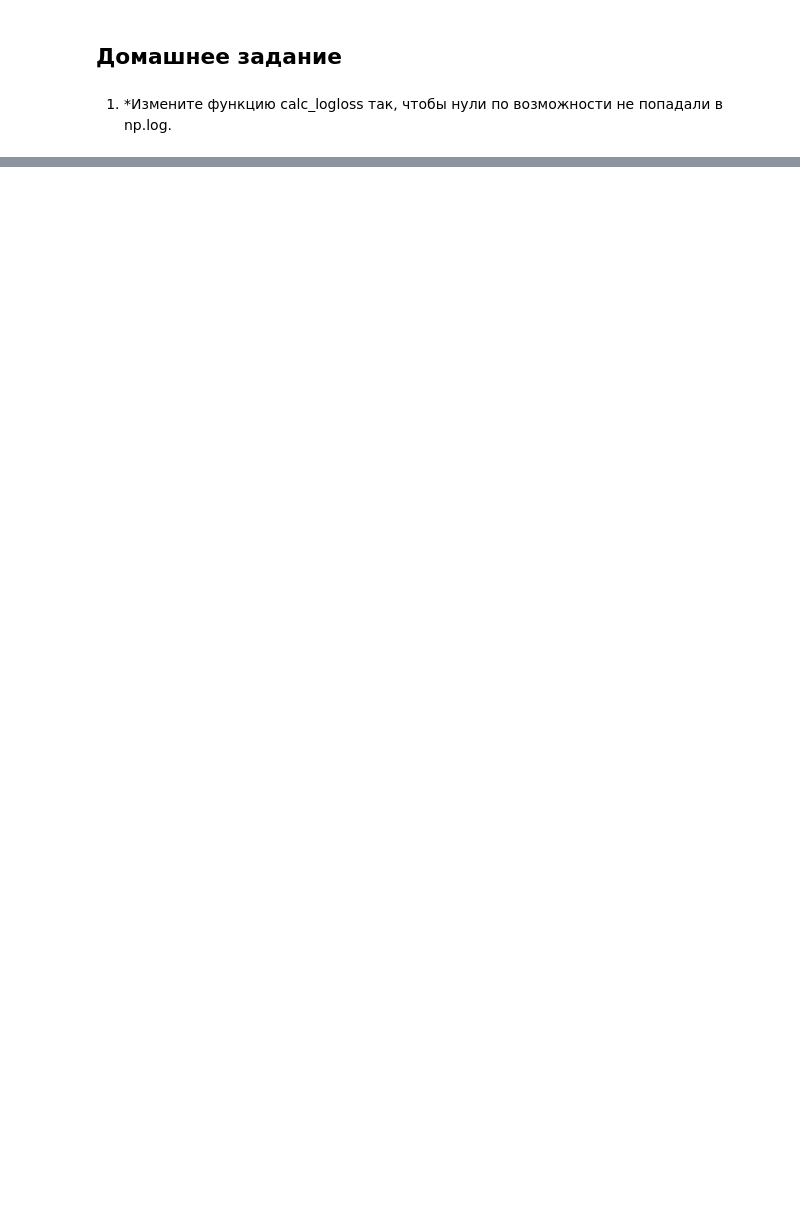
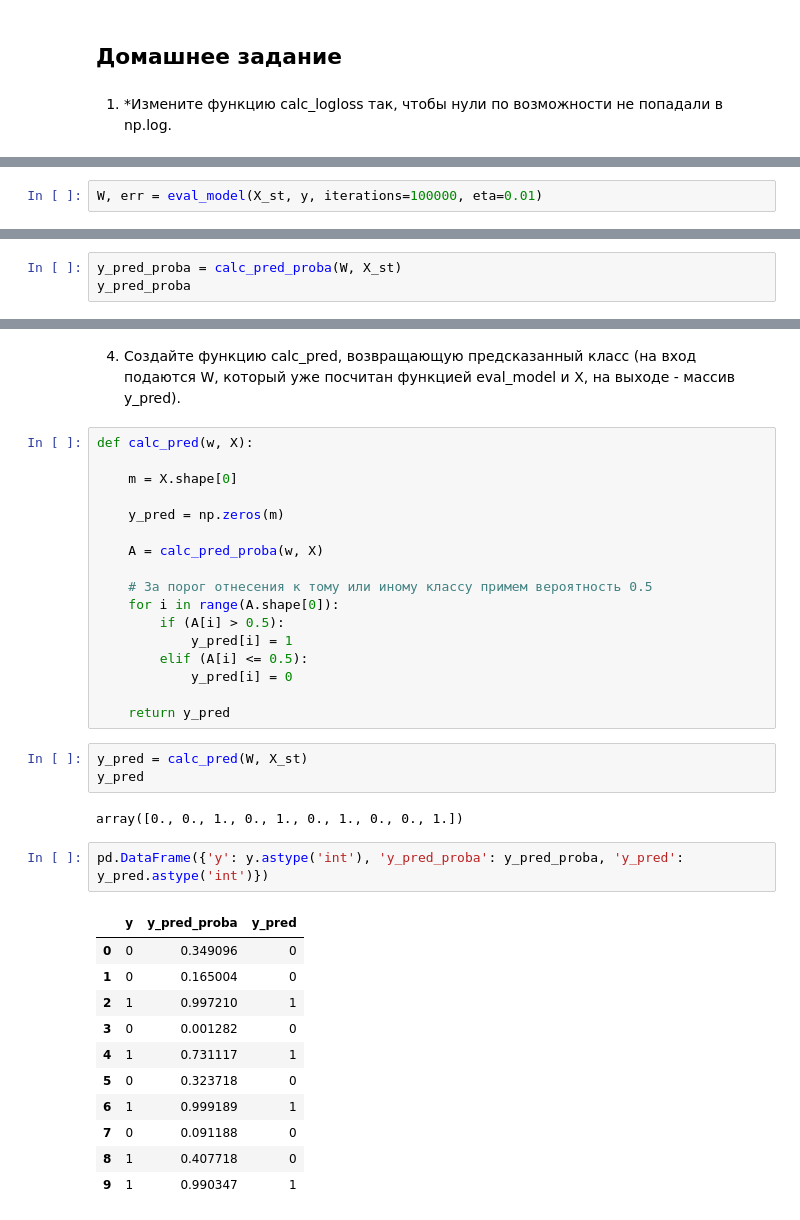
Before and after one commit to magadmmmv/-DataAnalysis, a Jupyter notebook: Lesson 3/Data_analysis_Lesson_3.ipynb, the cells around one changed output, grey strips where cells are left out. Drawn from its saved outputs; the diff is of its cells as text; blank space fills up the shorter version.

```diff
--- a/Lesson 3/Data_analysis_Lesson_3.ipynb
+++ b/Lesson 3/Data_analysis_Lesson_3.ipynb
@@ -137,0 +234,2 @@ calc_logloss(y1, y_pred1)
+# %%
+W, err = eval_model(X_st, y, iterations=100000, eta=0.01)
@@ -137,0 +240,3 @@ calc_logloss(y1, y_pred1)
+# %%
+y_pred_proba = calc_pred_proba(W, X_st)
+y_pred_proba
@@ -137,0 +267,38 @@ calc_logloss(y1, y_pred1)
+# %% [markdown]
+4. Создайте функцию calc_pred, возвращающую предсказанный класс (на вход подаются W, который уже посчитан функцией eval_model и X, на выходе - массив y_pred).
+# %%
+def calc_pred(w, X):
+
+    m = X.shape[0]
+
+    y_pred = np.zeros(m)
+
+    A = calc_pred_proba(w, X)
+
+    # За порог отнесения к тому или иному классу примем вероятность 0.5
+    for i in range(A.shape[0]):
+        if (A[i] > 0.5):
+            y_pred[i] = 1
+        elif (A[i] <= 0.5):
+            y_pred[i] = 0
+
+    return y_pred
+# %%
+y_pred = calc_pred(W, X_st)
+y_pred
+# %% [output]
+array([0., 0., 1., 0., 1., 0., 1., 0., 0., 1.])
+# %%
+pd.DataFrame({'y': y.astype('int'), 'y_pred_proba': y_pred_proba, 'y_pred': y_pred.astype('int')})
+# %% [output]
+|  | y | y_pred_proba | y_pred |
+| 0 | 0 | 0.349096 | 0 |
+| 1 | 0 | 0.165004 | 0 |
+| 2 | 1 | 0.997210 | 1 |
+| 3 | 0 | 0.001282 | 0 |
+| 4 | 1 | 0.731117 | 1 |
+| 5 | 0 | 0.323718 | 0 |
+| 6 | 1 | 0.999189 | 1 |
+| 7 | 0 | 0.091188 | 0 |
+| 8 | 1 | 0.407718 | 0 |
+| 9 | 1 | 0.990347 | 1 |
```
Also changed, not shown: parts of 38 cells of this notebook.
